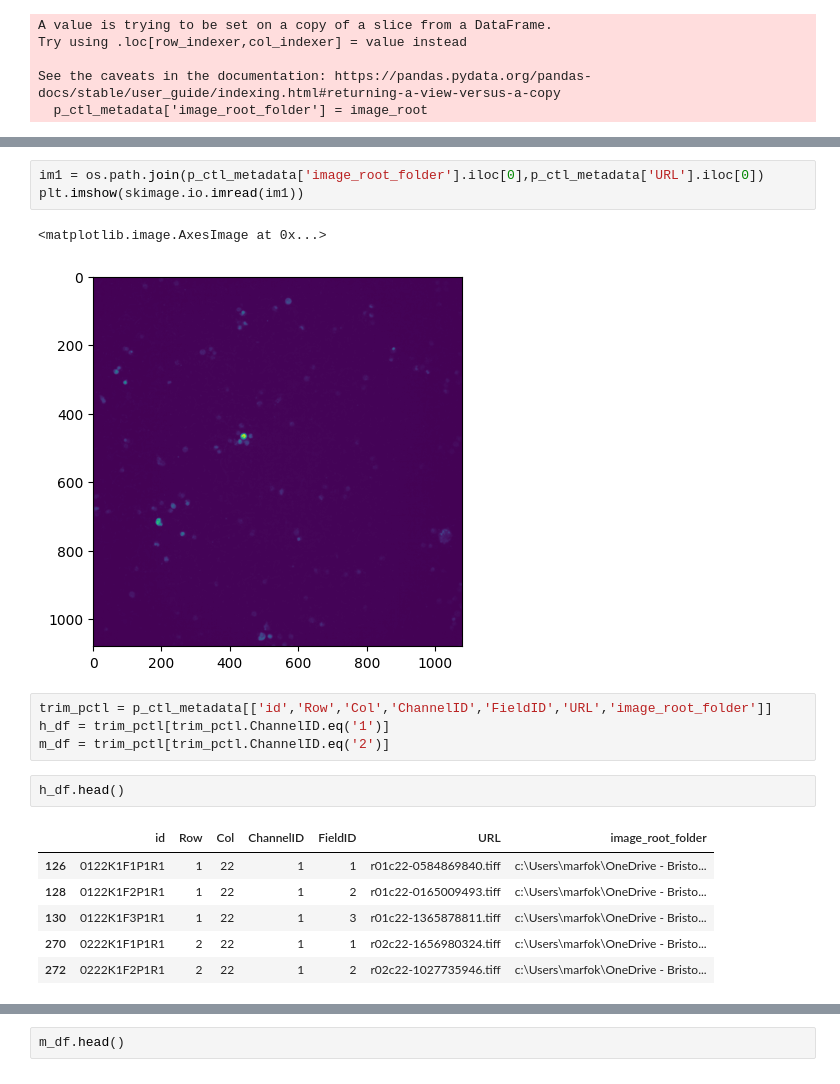
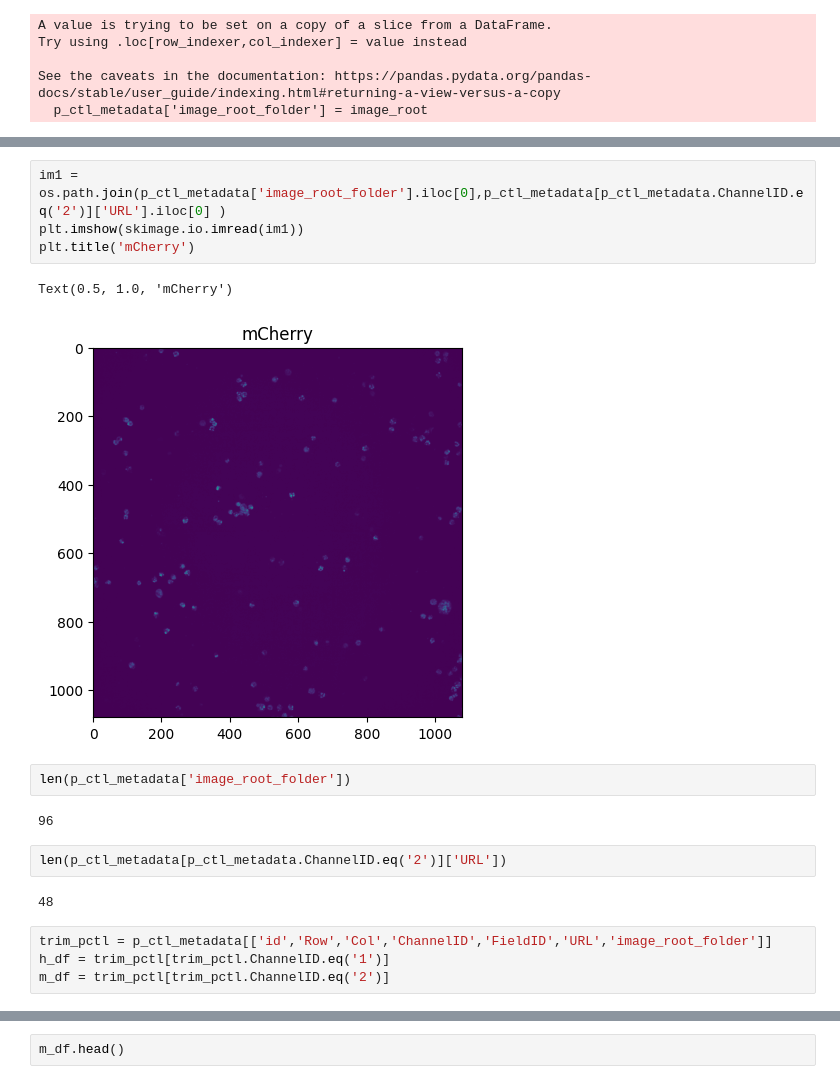
Before and after one commit to worldteacher-global/UMM-Discovery, a Jupyter notebook: Data_wrangle.ipynb, the cells around one changed output, grey strips where cells are left out. Saved outputs shown, nothing was run; the diff lists cells and outputs as text.

```diff
--- a/Data_wrangle.ipynb
+++ b/Data_wrangle.ipynb
@@ -96,19 +109,19 @@ p_ctl_metadata.head()
 # %%
-im1 = os.path.join(p_ctl_metadata['image_root_folder'].iloc[0],p_ctl_metadata['URL'].iloc[0])
+im1 = os.path.join(p_ctl_metadata['image_root_folder'].iloc[0],p_ctl_metadata[p_ctl_metadata.ChannelID.eq('2')]['URL'].iloc[0] )
 plt.imshow(skimage.io.imread(im1))
+plt.title('mCherry')
 # %% [output]
-<matplotlib.image.AxesImage at 0x...>
+Text(0.5, 1.0, 'mCherry')
-[figure, old version]
+[figure, new version]
+# %%
+len(p_ctl_metadata['image_root_folder'])
+# %% [output]
+96
+# %%
+len(p_ctl_metadata[p_ctl_metadata.ChannelID.eq('2')]['URL'])
+# %% [output]
+48
 # %%
 trim_pctl = p_ctl_metadata[['id','Row','Col','ChannelID','FieldID','URL','image_root_folder']]
 h_df = trim_pctl[trim_pctl.ChannelID.eq('1')]
 m_df = trim_pctl[trim_pctl.ChannelID.eq('2')]
-# %%
-h_df.head()
-# %% [output]
-|  | id | Row | Col | ChannelID | FieldID | URL | image_root_folder |
-| 126 | 0122K1F1P1R1 | 1 | 22 | 1 | 1 | r01c22-0584869840.tiff | c:\Users\marfok\OneDrive - Bristo... |
-| 128 | 0122K1F2P1R1 | 1 | 22 | 1 | 2 | r01c22-0165009493.tiff | c:\Users\marfok\OneDrive - Bristo... |
-| 130 | 0122K1F3P1R1 | 1 | 22 | 1 | 3 | r01c22-1365878811.tiff | c:\Users\marfok\OneDrive - Bristo... |
-| 270 | 0222K1F1P1R1 | 2 | 22 | 1 | 1 | r02c22-1656980324.tiff | c:\Users\marfok\OneDrive - Bristo... |
-| 272 | 0222K1F2P1R1 | 2 | 22 | 1 | 2 | r02c22-1027735946.tiff | c:\Users\marfok\OneDrive - Bristo... |
```
Also changed, not shown: parts of 4 cells of this notebook.
